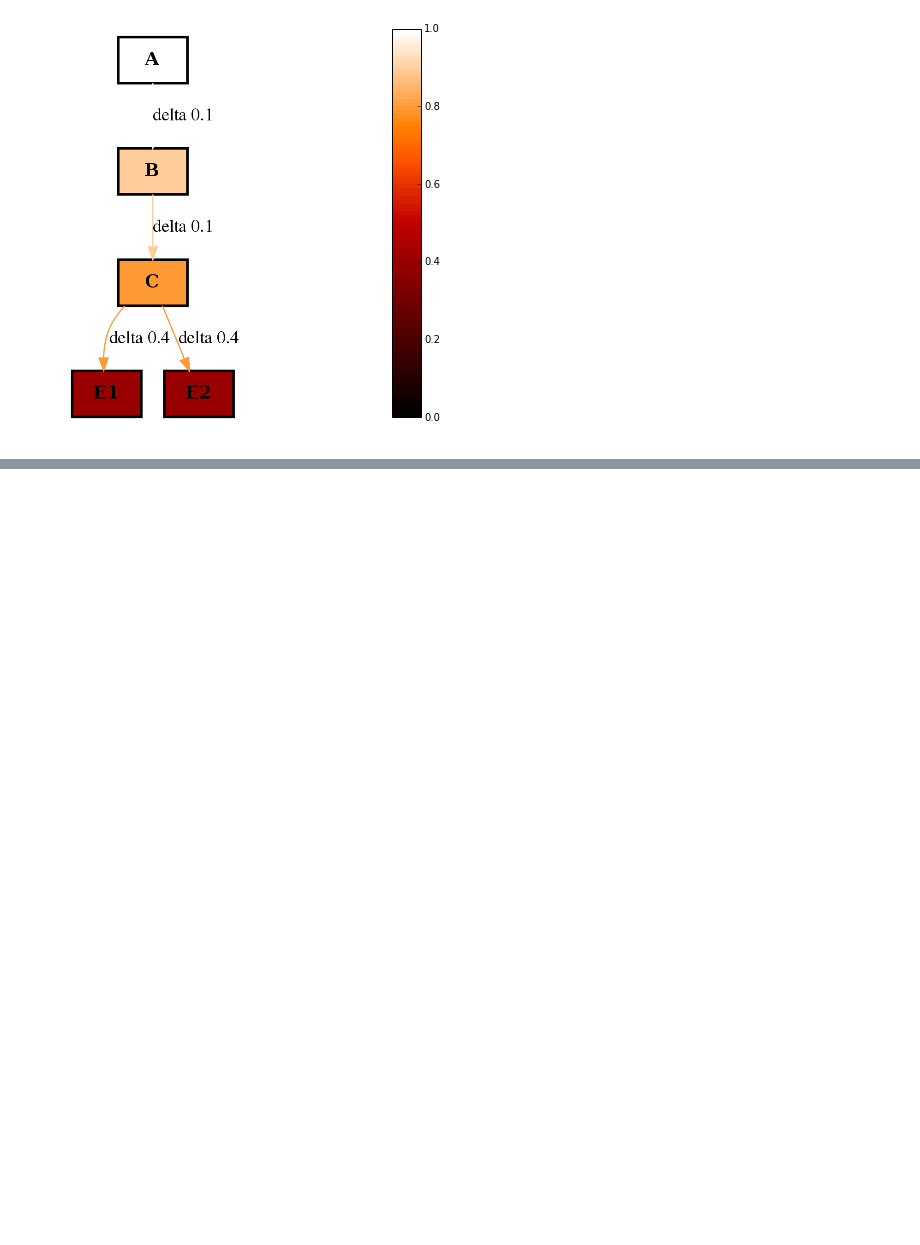
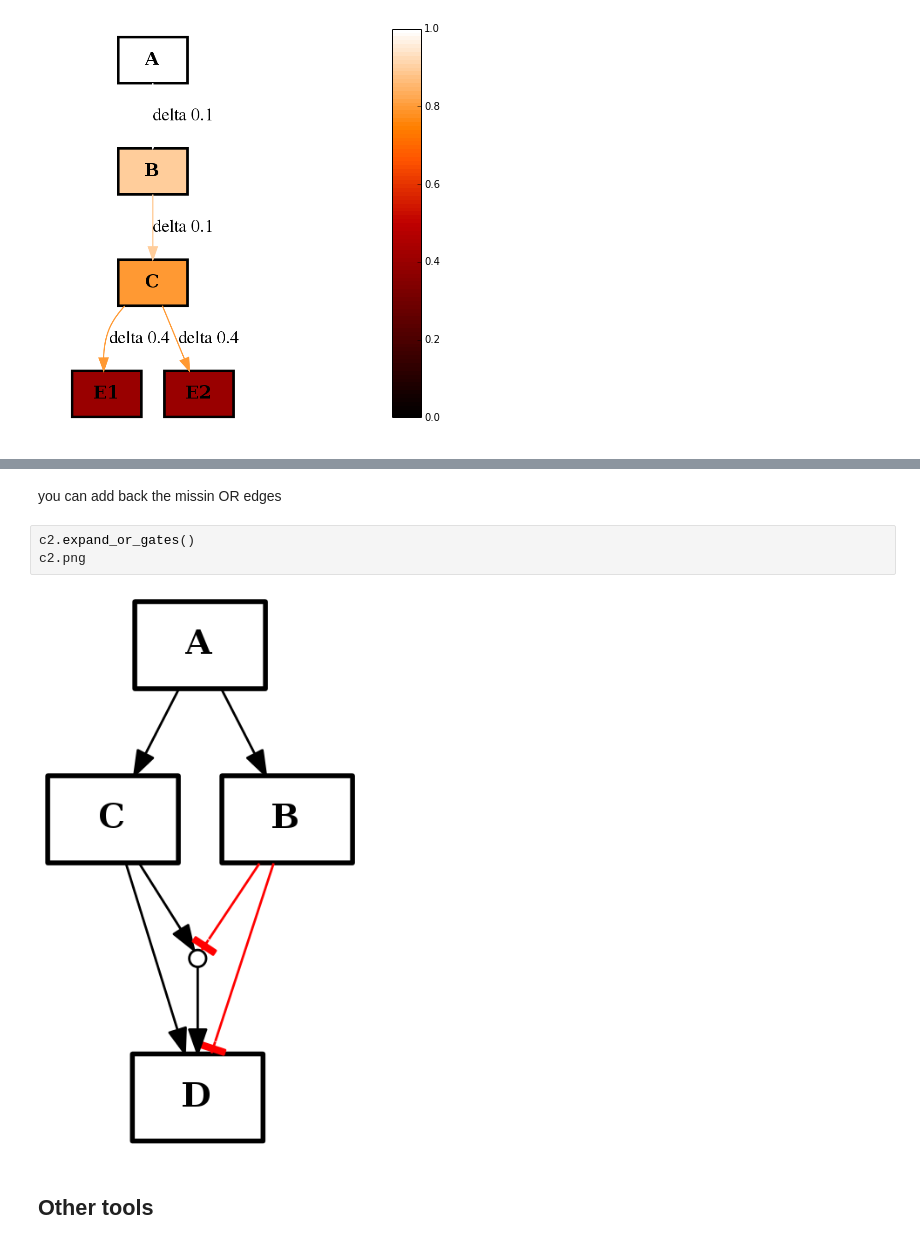
Before and after one commit to cellnopt/cellnopt, a Jupyter notebook: notebooks/io/cnograph.ipynb, the cells around one changed output, grey strips where cells are left out. Saved outputs shown, nothing was run; the diff lists cells and outputs as text; blank space fills up the shorter version.

```diff
--- a/notebooks/io/cnograph.ipynb
+++ b/notebooks/io/cnograph.ipynb
@@ -106,0 +153,9 @@ c.plot(node_attribute='flux', edge_attribute='flux', cmap='gist_heat',
+# %% [markdown]
+you can add back the missin OR edges
+# %%
+c2.expand_or_gates()
+c2.png
+# %% [output]
+[figure, added]
+# %% [markdown]
+## Other tools
```
Also changed, not shown: parts of 20 cells of this notebook, 2 other files.
